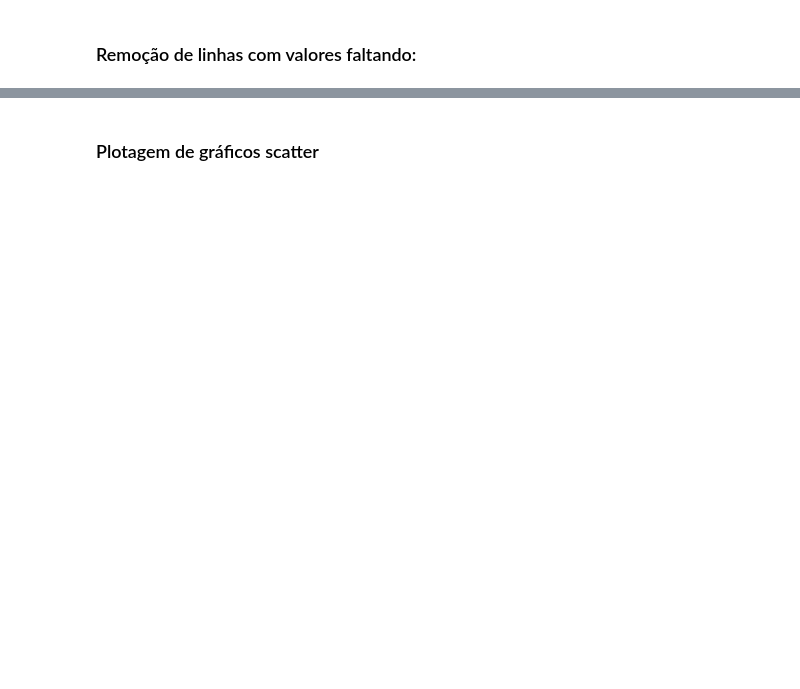
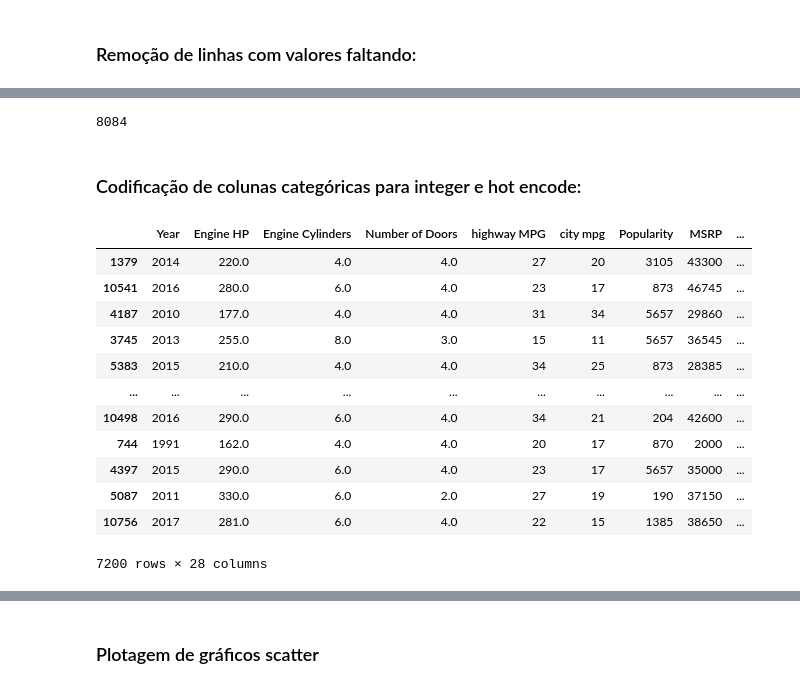
Before and after one commit to PedroBittarBarao/Projeto_2_CDados, a Jupyter notebook: Projeto_2.ipynb, the cells around one changed output, grey strips where cells are left out. Cells and saved outputs as stored; diff of their text form; code cells hidden in the pictures; blank space fills up the shorter version.

Commit message:
Avanço em hot encode

```diff
--- a/Projeto_2.ipynb
+++ b/Projeto_2.ipynb
@@ -129,6 +66,6 @@ df.describe()
 # %% [markdown]
 ### Remoção de linhas com valores faltando:
 # %%
-df=df.dropna()
-df.isnull().sum()
+data=data.dropna()
+data.isnull().sum()
 # %% [output]
@@ -143 +88,31 @@ MSRP                0
 dtype: int64
+# %%
+data.iloc[:,0].size
+# %% [output]
+8084
+# %%
+train = data.sample(7200)
+# %%
+train=train[[ 'Year', 'Engine Fuel Type', 'Engine HP',
+       'Engine Cylinders', 'Transmission Type', 'Driven_Wheels',
+       'Number of Doors', 'Vehicle Size',
+       'highway MPG', 'city mpg', 'Popularity', 'MSRP']]
+# %% [markdown]
+### Codificação de colunas categóricas para integer e hot encode:
+# %%
+train_2=pd.get_dummies(train)
+train_2
+# %% [output]
+|  | Year | Engine HP | Engine Cylinders | Number of Doors | highway MPG | city mpg | Popularity | MSRP | ... |
+| 1379 | 2014 | 220.0 | 4.0 | 4.0 | 27 | 20 | 3105 | 43300 | ... |
+| 10541 | 2016 | 280.0 | 6.0 | 4.0 | 23 | 17 | 873 | 46745 | ... |
+| 4187 | 2010 | 177.0 | 4.0 | 4.0 | 31 | 34 | 5657 | 29860 | ... |
+| 3745 | 2013 | 255.0 | 8.0 | 3.0 | 15 | 11 | 5657 | 36545 | ... |
+| 5383 | 2015 | 210.0 | 4.0 | 4.0 | 34 | 25 | 873 | 28385 | ... |
+| ... | ... | ... | ... | ... | ... | ... | ... | ... | ... |
+| 10498 | 2016 | 290.0 | 6.0 | 4.0 | 34 | 21 | 204 | 42600 | ... |
+| 744 | 1991 | 162.0 | 4.0 | 4.0 | 20 | 17 | 870 | 2000 | ... |
+| 4397 | 2015 | 290.0 | 6.0 | 4.0 | 23 | 17 | 5657 | 35000 | ... |
+| 5087 | 2011 | 330.0 | 6.0 | 2.0 | 27 | 19 | 190 | 37150 | ... |
+| 10756 | 2017 | 281.0 | 6.0 | 4.0 | 22 | 15 | 1385 | 38650 | ... |
+7200 rows × 28 columns
```
Also changed, not shown: parts of 19 cells of this notebook.
